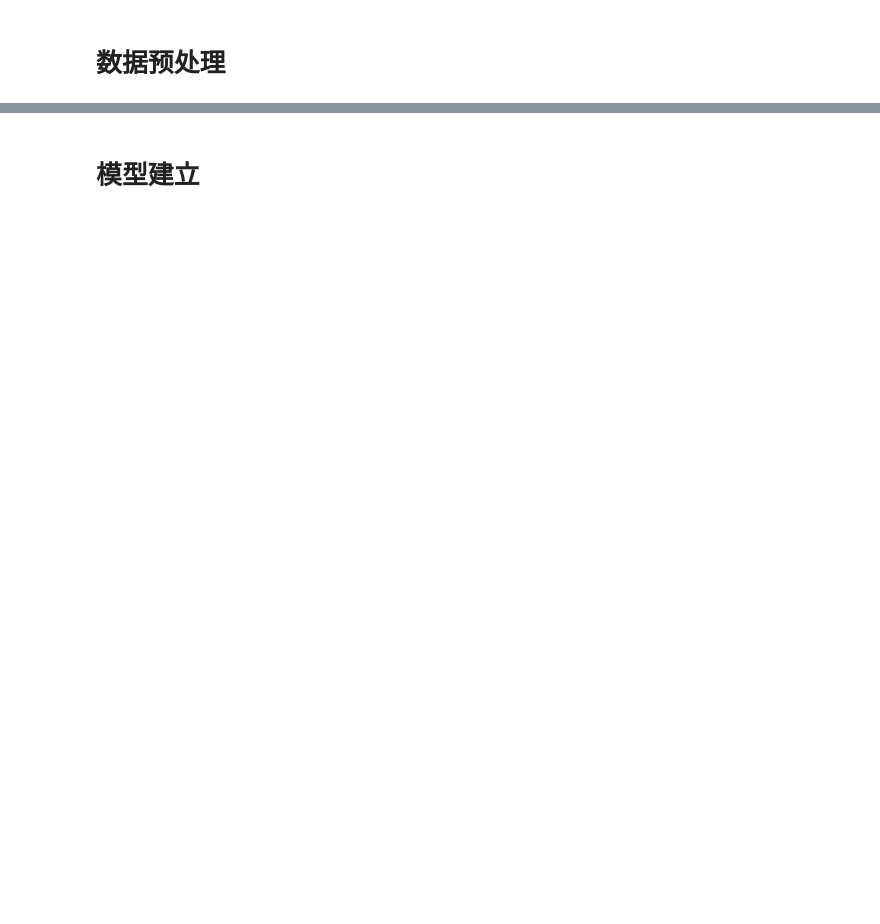
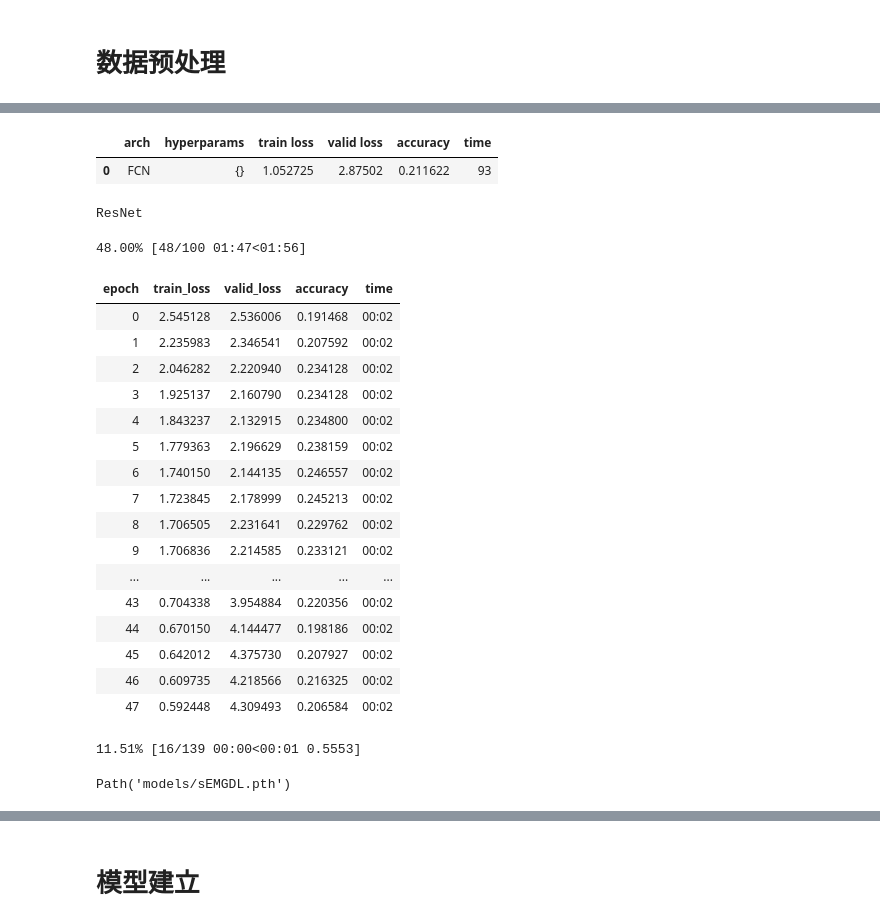
Before and after one commit to huris/sEMG_Rehabilitation, a Jupyter notebook: sEMGPY/scripts/SceneThree/sEMGTraining.ipynb, the cells around one changed output, grey strips where cells are left out. Cells and saved outputs as stored; diff of their text form; code cells hidden in the pictures; blank space fills up the shorter version.

```diff
--- a/sEMGPY/scripts/SceneThree/sEMGTraining.ipynb
+++ b/sEMGPY/scripts/SceneThree/sEMGTraining.ipynb
@@ -166,17 +132,17 @@ train_data, test_data, valid_data
  [2978 rows x 10 columns])
 # %%
 train_features = torch.tensor(train_data.drop(['Rect', 'Time_ns'], axis=1).values, dtype=torch.float32)
-train_labels = torch.tensor(train_data.Rect.values.reshape(-1, 1), dtype=torch.float32)
+train_labels = torch.tensor(train_data.Rect.values.reshape(-1, 1), dtype=torch.int32)
 train_six_features = torch.tensor(train_data.drop(['Two', 'Five', 'Rect', 'Time_ns'], axis=1).values, dtype=torch.float32)
 train_two_features = torch.cat((train_six_features[:,1].reshape(-1, 1), train_six_features[:,2].reshape(-1, 1)), dim = 1)
 
 test_features = torch.tensor(test_data.drop(['Rect', 'Time_ns'], axis=1).values, dtype=torch.float32)
-test_labels = torch.tensor(test_data.Rect.values.reshape(-1, 1), dtype=torch.float32)
+test_labels = torch.tensor(test_data.Rect.values.reshape(-1, 1), dtype=torch.int32)
 test_six_features = torch.tensor(test_data.drop(['Two', 'Five', 'Rect', 'Time_ns'], axis=1).values, dtype=torch.float32)
 test_two_features = torch.cat((test_six_features[:,1].reshape(-1, 1), test_six_features[:,2].reshape(-1, 1)), dim = 1)
 
 valid_features = torch.tensor(valid_data.drop(['Rect', 'Time_ns'], axis=1).values, dtype=torch.float32)
-valid_labels = torch.tensor(valid_data.Rect.values.reshape(-1, 1), dtype=torch.float32)
+valid_labels = torch.tensor(valid_data.Rect.values.reshape(-1, 1), dtype=torch.int32)
 valid_six_features = torch.tensor(valid_data.drop(['Two', 'Five', 'Rect', 'Time_ns'], axis=1).values, dtype=torch.float32)
 valid_two_features = torch.cat((valid_six_features[:,1].reshape(-1, 1), valid_six_features[:,2].reshape(-1, 1)), dim = 1)
 
@@ -230,0 +163,12 @@ tensor([[ 401.,  944., 1037.,  662.,  271.,  399.,  143.,  191.],
+# %%
+train_features = train_features.numpy();
+test_features = test_features.numpy();
+train_labels = train_labels.reshape(-1).numpy();
+test_labels = test_labels.reshape(-1).numpy();
+
+tsai_X, tsai_y, tsai_splite = combine_split_data([train_features, test_features], [train_labels, test_labels])
+# %%
+tfms = [None, [Categorize()]]
+dsets = TSDatasets(tsai_X, tsai_y, tfms=tfms, splits=tsai_splite, inplace=True)
+# %%
+dls = TSDataLoaders.from_dsets(dsets.train, dsets.valid, bs=[64, 128], batch_tfms=[TSStandardize()], num_workers=0)
@@ -230,0 +186,48 @@ tensor([[ 401.,  944., 1037.,  662.,  271.,  399.,  143.,  191.],
+# %%
+archs = [(FCN, {}), (ResNet, {}), (xresnet1d34, {}), (ResCNN, {}),
+         (LSTM, {'n_layers':1, 'bidirectional': False}), (LSTM, {'n_layers':2, 'bidirectional': False}), (LSTM, {'n_layers':3, 'bidirectional': False}),
+         (LSTM, {'n_layers':1, 'bidirectional': True}), (LSTM, {'n_layers':2, 'bidirectional': True}), (LSTM, {'n_layers':3, 'bidirectional': True}),
+         (LSTM_FCN, {}), (LSTM_FCN, {'shuffle': False}), (InceptionTime, {}), (XceptionTime, {}), (OmniScaleCNN, {}), (mWDN, {'levels': 4})]
+
+results = pd.DataFrame(columns=['arch', 'hyperparams', 'train loss', 'valid loss', 'accuracy', 'time'])
+for i, (arch, k) in enumerate(archs):
+    model = create_model(arch, dls=dls, **k)
+    print(model.__class__.__name__)
+    learn = Learner(dls, model,  metrics=accuracy)
+    start = time.time()
+    learn.fit_one_cycle(100, 1e-3)
+    elapsed = time.time() - start
+    vals = learn.recorder.values[-1]
+    results.loc[i] = [arch.__name__, k, vals[0], vals[1], vals[2], int(elapsed)]
+    results.sort_values(by='accuracy', ascending=False, ignore_index=True, inplace=True)
+    clear_output()
+    display(results)
+# %% [output]
+|  | arch | hyperparams | train loss | valid loss | accuracy | time |
+| 0 | FCN | {} | 1.052725 | 2.87502 | 0.211622 | 93 |
+ResNet
+48.00% [48/100 01:47<01:56]
+| epoch | train_loss | valid_loss | accuracy | time |
+| 0 | 2.545128 | 2.536006 | 0.191468 | 00:02 |
+| 1 | 2.235983 | 2.346541 | 0.207592 | 00:02 |
+| 2 | 2.046282 | 2.220940 | 0.234128 | 00:02 |
+| 3 | 1.925137 | 2.160790 | 0.234128 | 00:02 |
+| 4 | 1.843237 | 2.132915 | 0.234800 | 00:02 |
+| 5 | 1.779363 | 2.196629 | 0.238159 | 00:02 |
+| 6 | 1.740150 | 2.144135 | 0.246557 | 00:02 |
+| 7 | 1.723845 | 2.178999 | 0.245213 | 00:02 |
+| 8 | 1.706505 | 2.231641 | 0.229762 | 00:02 |
+| 9 | 1.706836 | 2.214585 | 0.233121 | 00:02 |
+| ... | ... | ... | ... | ... |
+| 43 | 0.704338 | 3.954884 | 0.220356 | 00:02 |
+| 44 | 0.670150 | 4.144477 | 0.198186 | 00:02 |
+| 45 | 0.642012 | 4.375730 | 0.207927 | 00:02 |
+| 46 | 0.609735 | 4.218566 | 0.216325 | 00:02 |
+| 47 | 0.592448 | 4.309493 | 0.206584 | 00:02 |
+11.51% [16/139 00:00<00:01 0.5553]
+# %%
+model = XceptionTime(dls.vars, dls.c)
+learn = Learner(dls, model, metrics=accuracy)
+learn.save('sEMGDL')
+# %% [output]
+Path('models/sEMGDL.pth')
```
Also changed, not shown: parts of 25 cells of this notebook, 24 other files.
